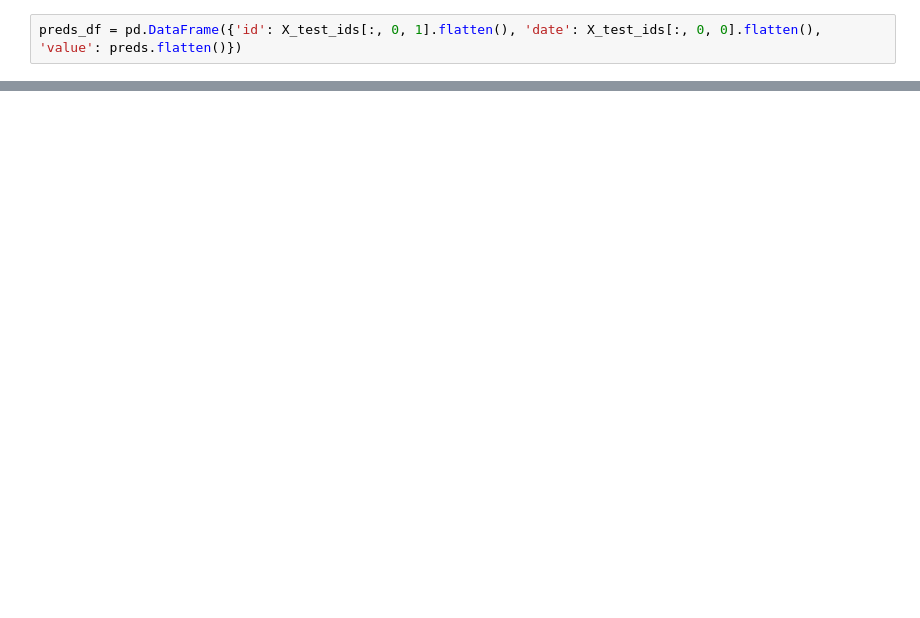
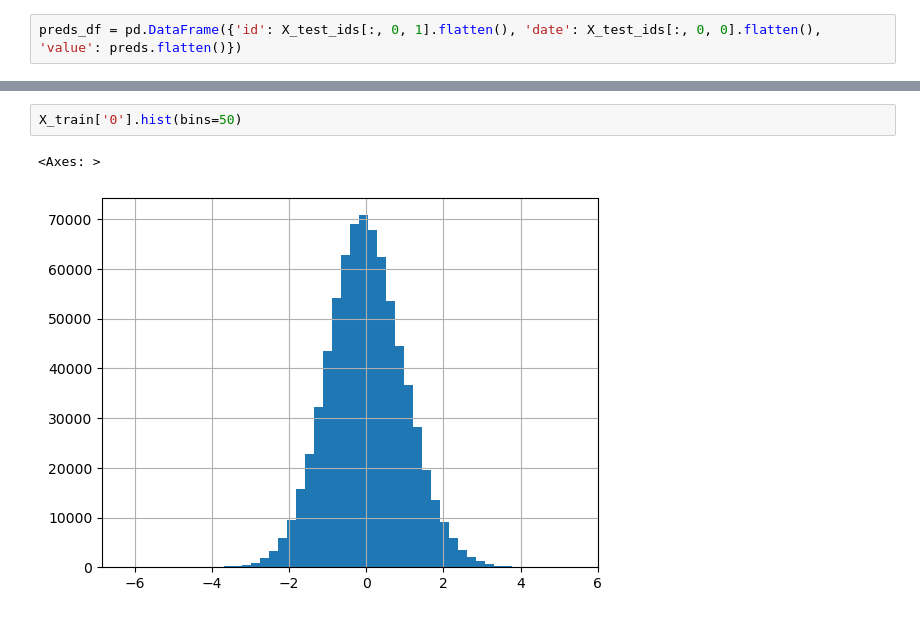
Before and after one commit to MikeAnderson89/ADIA_Lab_Market_Prediction, a Jupyter notebook: datascienceftw/notebooks/adia_submission_test_all_dates.ipynb, the cells around one changed output, grey strips where cells are left out. Saved outputs shown, nothing was run; the diff lists cells and outputs as text; blank space fills up the shorter version.

```diff
--- a/datascienceftw/notebooks/adia_submission_test_all_dates.ipynb
+++ b/datascienceftw/notebooks/adia_submission_test_all_dates.ipynb
@@ -737,0 +1494,5 @@ preds_df.groupby(['date', 'id']).mean()
+# %%
+X_train['0'].hist(bins=50)
+# %% [output]
+<Axes: >
+[figure, added]
```
Also changed, not shown: parts of 47 cells of this notebook, 4 other files.
